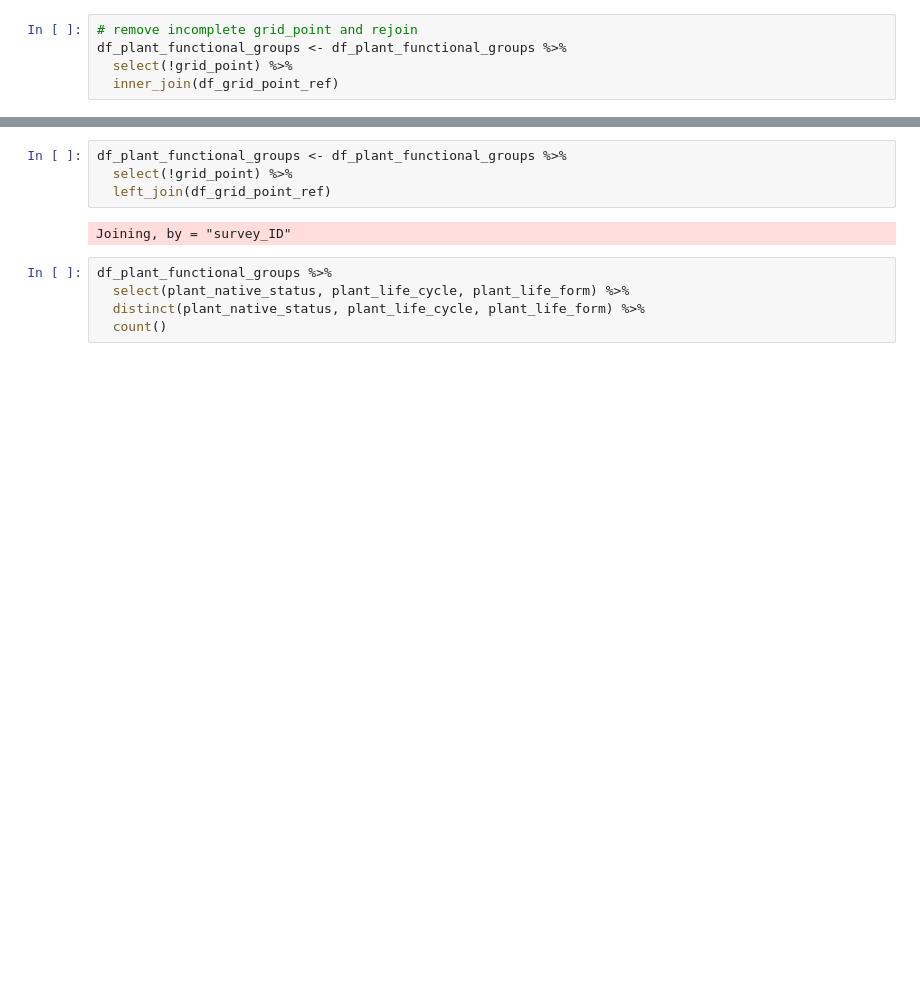
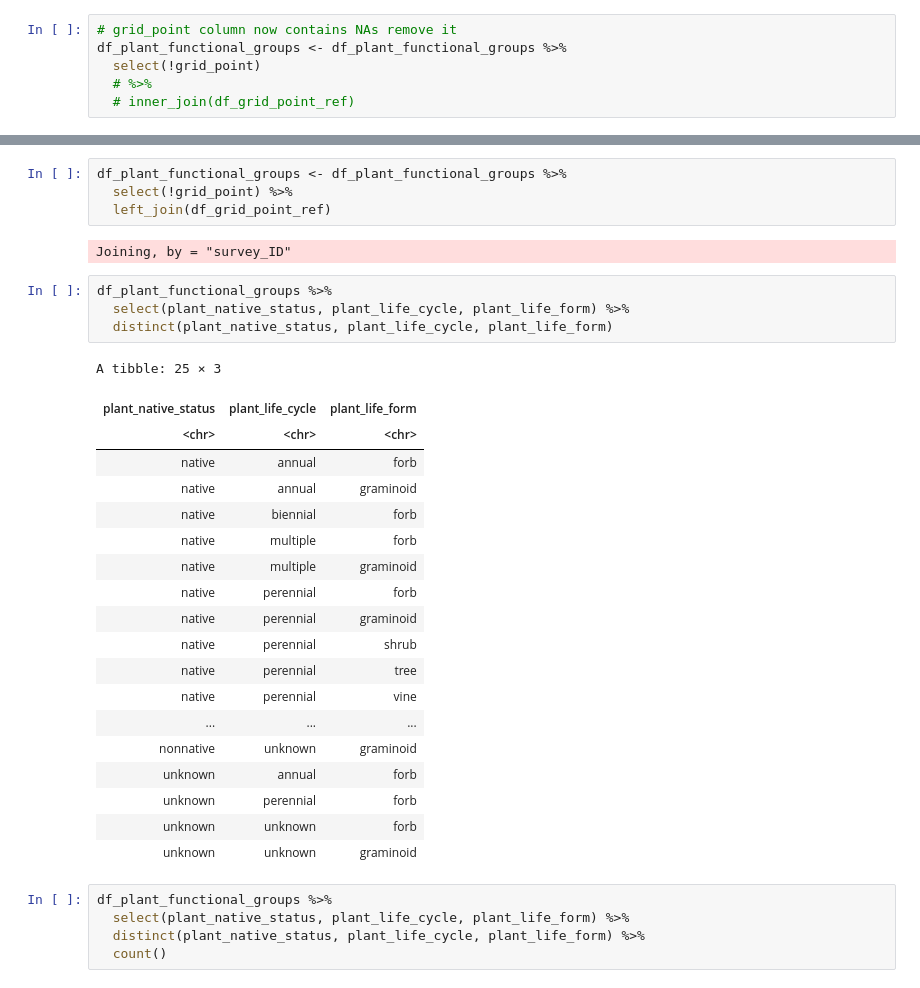
Before and after one commit to samsoe/mpg_notebooks, a Jupyter notebook: gridVeg_plant_functional_groups.ipynb, the cells around one changed output, grey strips where cells are left out. Saved outputs shown, nothing was run; the diff lists cells and outputs as text; blank space fills up the shorter version.

```diff
--- a/gridVeg_plant_functional_groups.ipynb
+++ b/gridVeg_plant_functional_groups.ipynb
@@ -112,10 +191,11 @@ df_grid_point_ref <- df_plant_intercepts %>%
   select(survey_ID, grid_point) %>%
   distinct(survey_ID, grid_point)
 # %%
-# remove incomplete grid_point and rejoin
+# grid_point column now contains NAs remove it
 df_plant_functional_groups <- df_plant_functional_groups %>%
-  select(!grid_point) %>%
-  inner_join(df_grid_point_ref)
+  select(!grid_point)
+  # %>%
+  # inner_join(df_grid_point_ref)
 # %% [output]
 Joining, by = "survey_ID"
 # %%
@@ -124,6 +204,30 @@ df_plant_functional_groups <- df_plant_functional_groups %>%
   left_join(df_grid_point_ref)
 # %% [output]
 Joining, by = "survey_ID"
+# %%
+df_plant_functional_groups %>%
+  select(plant_native_status, plant_life_cycle, plant_life_form) %>%
+  distinct(plant_native_status, plant_life_cycle, plant_life_form)
+# %% [output]
+A tibble: 25 × 3
+| plant_native_status | plant_life_cycle | plant_life_form |
+| <chr> | <chr> | <chr> |
+| native | annual | forb |
+| native | annual | graminoid |
+| native | biennial | forb |
+| native | multiple | forb |
+| native | multiple | graminoid |
+| native | perennial | forb |
+| native | perennial | graminoid |
+| native | perennial | shrub |
+| native | perennial | tree |
+| native | perennial | vine |
+| ... | ... | ... |
+| nonnative | unknown | graminoid |
+| unknown | annual | forb |
+| unknown | perennial | forb |
+| unknown | unknown | forb |
+| unknown | unknown | graminoid |
 # %%
 df_plant_functional_groups %>%
   select(plant_native_status, plant_life_cycle, plant_life_form) %>%
```
Also changed, not shown: parts of 5 cells of this notebook.
